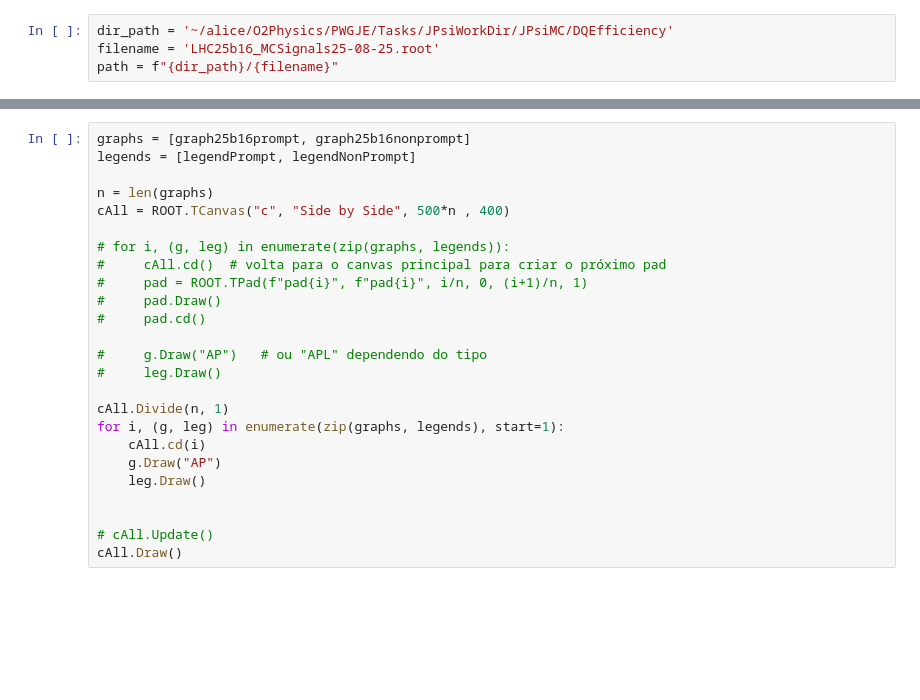
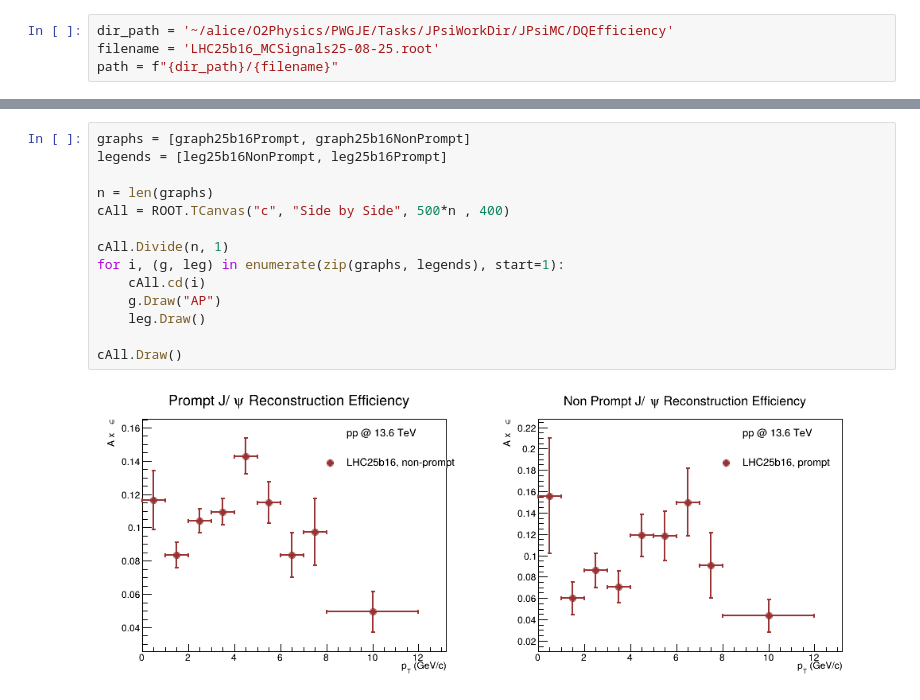
Before and after one commit to LucasFerrandi/Jpsi-Jets-Analysis, a Jupyter notebook: EfficiencyAndML/EfficienciesJPsi.ipynb, the cells around one changed output, grey strips where cells are left out. Saved outputs shown, nothing was run; the diff lists cells and outputs as text; blank space fills up the shorter version.

```diff
--- a/EfficiencyAndML/EfficienciesJPsi.ipynb
+++ b/EfficiencyAndML/EfficienciesJPsi.ipynb
@@ -335,26 +225,17 @@ cNonPrompt.Draw()
 # %%
-graphs = [graph25b16prompt, graph25b16nonprompt]
-legends = [legendPrompt, legendNonPrompt]
+graphs = [graph25b16Prompt, graph25b16NonPrompt]
+legends = [leg25b16NonPrompt, leg25b16Prompt]
 
 n = len(graphs)
 cAll = ROOT.TCanvas("c", "Side by Side", 500*n , 400)
-
-# for i, (g, leg) in enumerate(zip(graphs, legends)):
-#     cAll.cd()  # volta para o canvas principal para criar o próximo pad
-#     pad = ROOT.TPad(f"pad{i}", f"pad{i}", i/n, 0, (i+1)/n, 1)
-#     pad.Draw()
-#     pad.cd()
-
-#     g.Draw("AP")   # ou "APL" dependendo do tipo
-#     leg.Draw()
 
 cAll.Divide(n, 1)
 for i, (g, leg) in enumerate(zip(graphs, legends), start=1):
     cAll.cd(i)
     g.Draw("AP")
     leg.Draw()
 
-
-# cAll.Update()
 cAll.Draw()
+# %% [output]
+[figure, added]
 # %%
```
Also changed, not shown: parts of 14 cells of this notebook.
